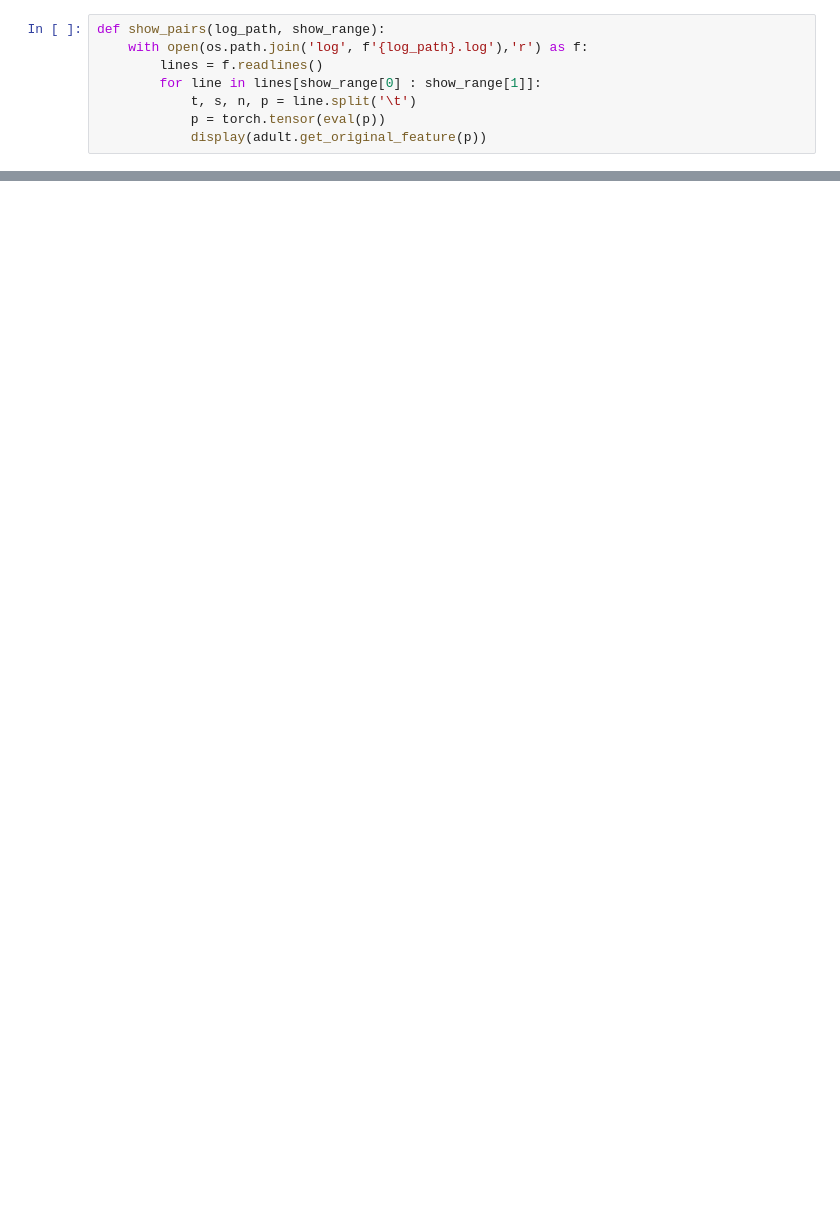
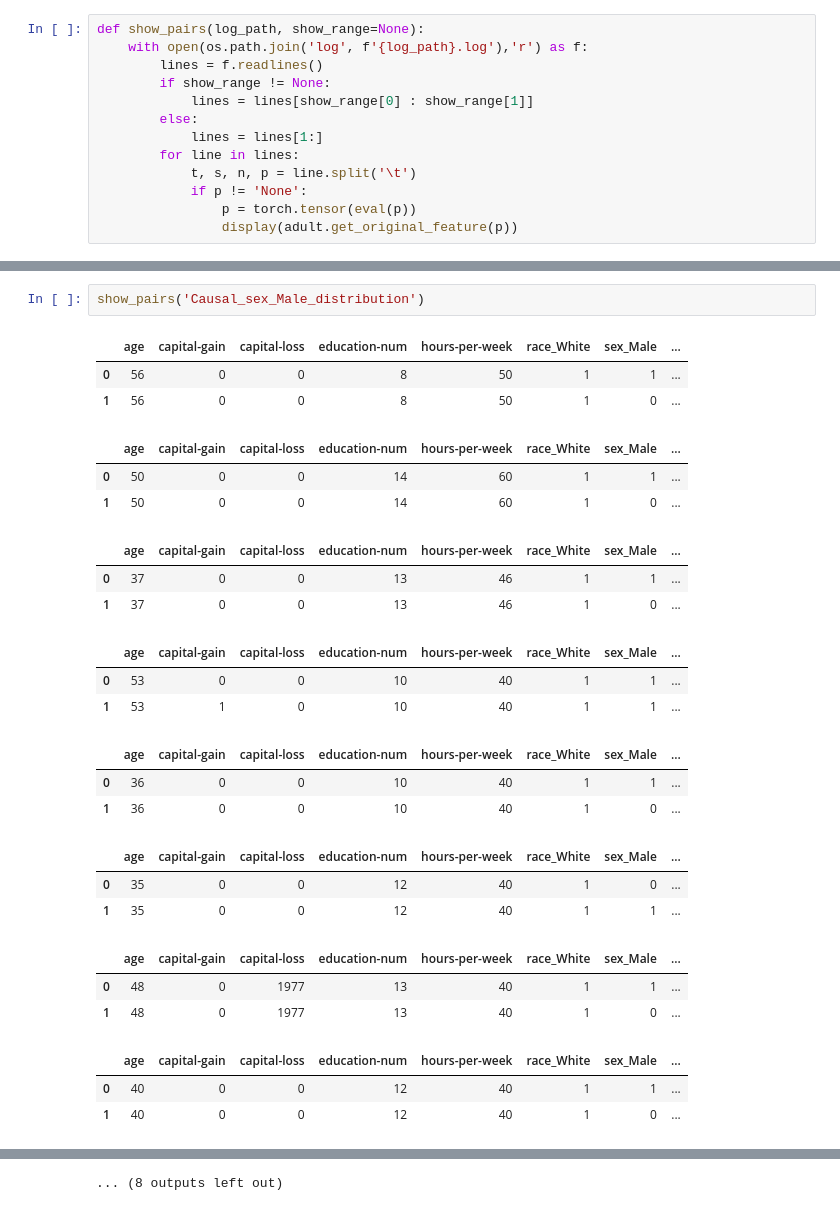
Before and after one commit to UnitDan/substantiating-for-fairness-auditing, a Jupyter notebook: baseline.ipynb, the cells around one changed output, grey strips where cells are left out. Saved outputs shown, nothing was run; the diff lists cells and outputs as text; blank space fills up the shorter version.

```diff
--- a/baseline.ipynb
+++ b/baseline.ipynb
@@ -54,8 +33,13 @@ std of n_query 91.09133383588144
 # %%
-def show_pairs(log_path, show_range):
+def show_pairs(log_path, show_range=None):
     with open(os.path.join('log', f'{log_path}.log'),'r') as f:
         lines = f.readlines()
-        for line in lines[show_range[0] : show_range[1]]:
+        if show_range != None:
+            lines = lines[show_range[0] : show_range[1]]
+        else:
+            lines = lines[1:]
+        for line in lines:
             t, s, n, p = line.split('\t')
-            p = torch.tensor(eval(p))
-            display(adult.get_original_feature(p))
+            if p != 'None':
+                p = torch.tensor(eval(p))
+                display(adult.get_original_feature(p))
@@ -205,0 +46,27 @@ show_pairs('distribution', [10, 21])
+# %%
+show_pairs('Causal_sex_Male_distribution')
+# %% [output]
+|  | age | capital-gain | capital-loss | education-num | hours-per-week | race_White | sex_Male | ... |
+| 0 | 56 | 0 | 0 | 8 | 50 | 1 | 1 | ... |
+| 1 | 56 | 0 | 0 | 8 | 50 | 1 | 0 | ... |
+|  | age | capital-gain | capital-loss | education-num | hours-per-week | race_White | sex_Male | ... |
+| 0 | 50 | 0 | 0 | 14 | 60 | 1 | 1 | ... |
+| 1 | 50 | 0 | 0 | 14 | 60 | 1 | 0 | ... |
+|  | age | capital-gain | capital-loss | education-num | hours-per-week | race_White | sex_Male | ... |
+| 0 | 37 | 0 | 0 | 13 | 46 | 1 | 1 | ... |
+| 1 | 37 | 0 | 0 | 13 | 46 | 1 | 0 | ... |
+|  | age | capital-gain | capital-loss | education-num | hours-per-week | race_White | sex_Male | ... |
+| 0 | 53 | 0 | 0 | 10 | 40 | 1 | 1 | ... |
+| 1 | 53 | 1 | 0 | 10 | 40 | 1 | 1 | ... |
+|  | age | capital-gain | capital-loss | education-num | hours-per-week | race_White | sex_Male | ... |
+| 0 | 36 | 0 | 0 | 10 | 40 | 1 | 1 | ... |
+| 1 | 36 | 0 | 0 | 10 | 40 | 1 | 0 | ... |
+|  | age | capital-gain | capital-loss | education-num | hours-per-week | race_White | sex_Male | ... |
+| 0 | 35 | 0 | 0 | 12 | 40 | 1 | 0 | ... |
+| 1 | 35 | 0 | 0 | 12 | 40 | 1 | 1 | ... |
+|  | age | capital-gain | capital-loss | education-num | hours-per-week | race_White | sex_Male | ... |
+| 0 | 48 | 0 | 1977 | 13 | 40 | 1 | 1 | ... |
+| 1 | 48 | 0 | 1977 | 13 | 40 | 1 | 0 | ... |
+|  | age | capital-gain | capital-loss | education-num | hours-per-week | race_White | sex_Male | ... |
+| 0 | 40 | 0 | 0 | 12 | 40 | 1 | 1 | ... |
+| 1 | 40 | 0 | 0 | 12 | 40 | 1 | 0 | ... |
@@ -205,0 +85 @@ show_pairs('distribution', [10, 21])
+... (8 outputs left out)
```
Also changed, not shown: parts of 14 cells of this notebook, 10 other files.
